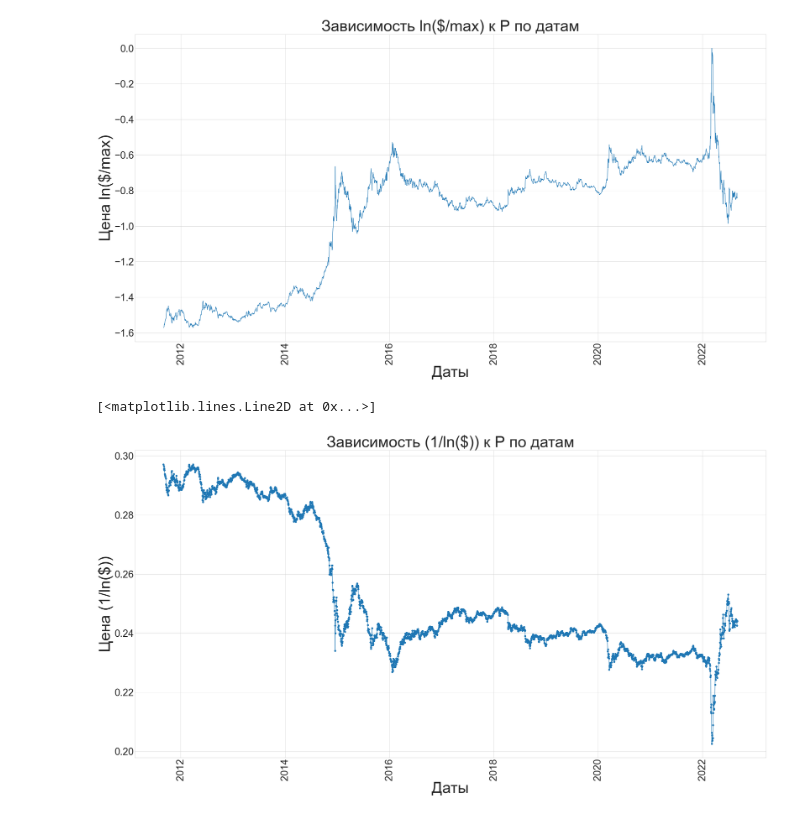
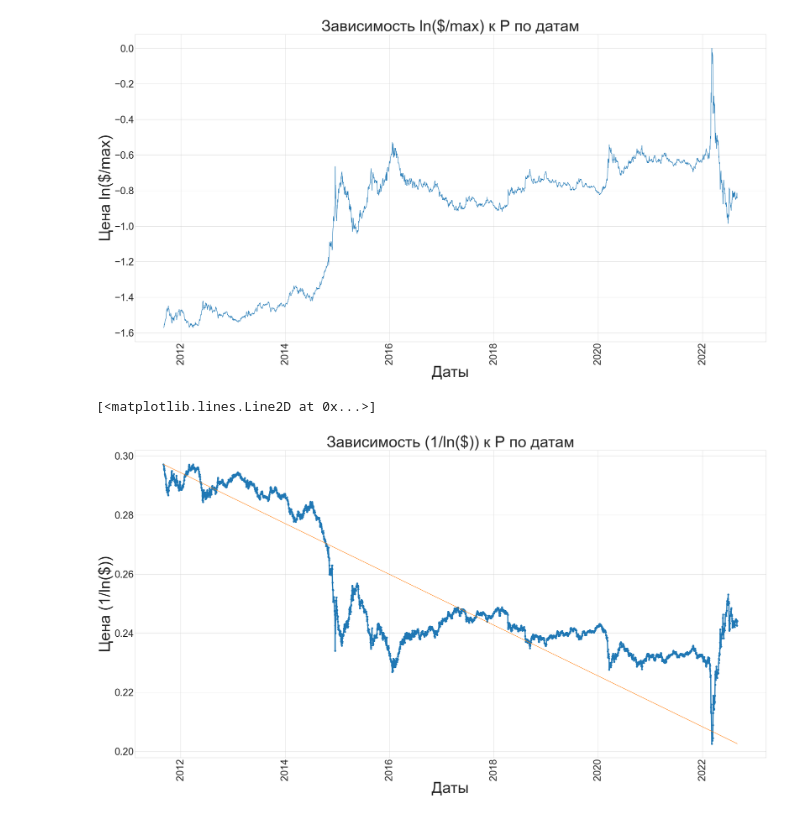
Before and after one commit to TimmmofeyD/lessons, a Jupyter notebook: практика/введение в проф деят/graph$.ipynb, the cells around one changed output. Saved outputs shown, nothing was run; the diff lists cells and outputs as text; code cells hidden in the pictures.

```diff
--- a/практика/введение в проф деят/graph$.ipynb
+++ b/практика/введение в проф деят/graph$.ipynb
@@ -113,13 +113,16 @@ plt.plot(x, y)
 # %%
 y = [(1/log(x)) for x in data['Open']]
 x = data['Date']
+mini = min(y)
+maxi = max(y)
 plt.figure(figsize=(40, 20))
 plt.title('Зависимость (1/ln($)) к Р по датам', size = 55)
 plt.ylabel('Цена (1/ln($))', size = 55)
 plt.xlabel('Даты', size = 55)
 plt.xticks(rotation=90)
 plt.tick_params(labelsize=35)
-plt.plot(x, y, marker = "o")
+plt.plot(x, y, marker = "o", linewidth = 4)
+plt.plot([data['Date'][0], data['Date'][2870]],[maxi, mini])
 # %% [output]
 [<matplotlib.lines.Line2D at 0x...>]
-[figure, old version]
+[figure, new version]
```
Also changed, not shown: parts of 3 cells of this notebook.
